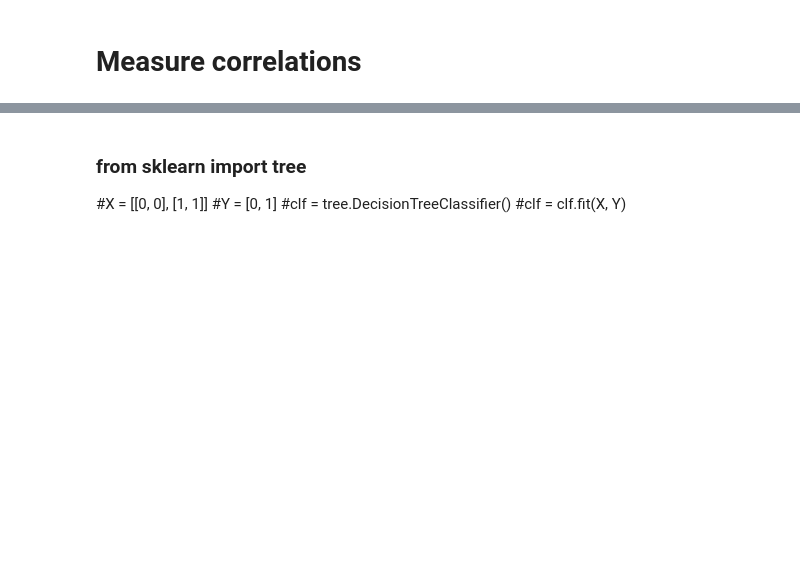
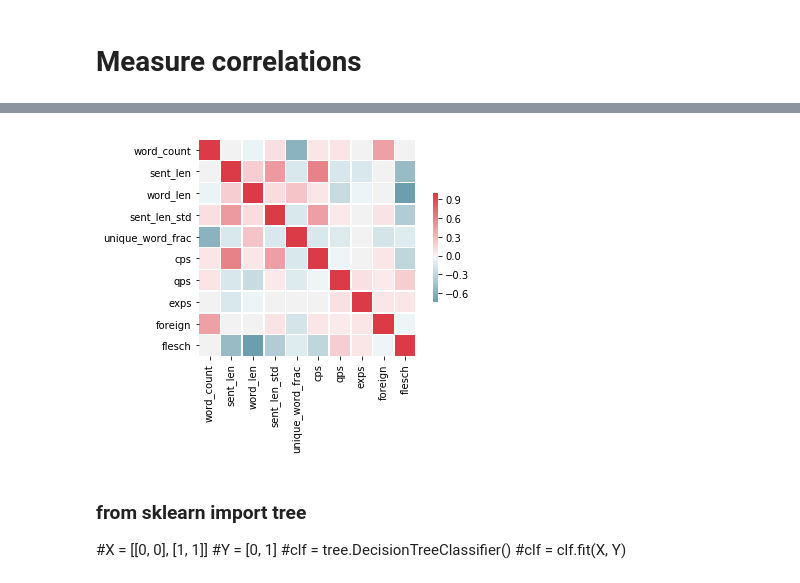
Before and after one commit to jwymbs23/insight, a Jupyter notebook: eda_news_articles.ipynb, the cells around one changed output, grey strips where cells are left out. Drawn from its saved outputs; the diff is of its cells as text; code cells hidden in the pictures; blank space fills up the shorter version.

```diff
--- a/eda_news_articles.ipynb
+++ b/eda_news_articles.ipynb
@@ -519,0 +554,96 @@ sns.heatmap(corr,cmap=cmap, center=0,
+# %%
+import seaborn as sns
+
+#put features into a pandas df
+breit_feature_df = pd.DataFrame(
+    {'word_count': breit.word_count,
+     'sent_len': breit.sent_len,
+     'word_len': breit.word_len,
+     'sent_len_std': breit.sent_len_std,
+     'unique_word_frac': breit.unique_word_frac,
+     'cps': breit.cps,
+     'qps': breit.qps,
+     'exps': breit.exps,
+     'adverb_ps': breit.adverb_count,
+     'verbs': breit.verb_count,
+     'adjectives' : breit.adj_count,
+     'foreign' : breit.FW_count,
+     'flesch': breit.flesch_level
+     #'sent_compound': [vec[0] for vec in breit.sentiment_vec]
+    })
+
+
+nyt_feature_df = pd.DataFrame(
+    {'word_count': nyt.word_count,
+     'sent_len': nyt.sent_len,
+     'word_len': nyt.word_len,
+     'sent_len_std': nyt.sent_len_std,
+     'unique_word_frac': nyt.unique_word_frac,
+     'cps': nyt.cps,
+     'qps': nyt.qps,
+     'exps': nyt.exps,
+     'adverb_ps': nyt.adverb_count,
+     'verbs': nyt.verb_count,
+     'adjectives' : nyt.adj_count,
+     'foreign' : nyt.FW_count,
+     'flesch': nyt.flesch_level
+     #'sent_compound': [vec[0] for vec in breit.sentiment_vec]
+    })
+
+
+wapo_feature_df = pd.DataFrame(
+    {'word_count': wapo.word_count,
+     'sent_len': wapo.sent_len,
+     'word_len': wapo.word_len,
+     'sent_len_std': wapo.sent_len_std,
+     'unique_word_frac': wapo.unique_word_frac,
+     'cps': wapo.cps,
+     'qps': wapo.qps,
+     'exps': wapo.exps,
+     'adverb_ps': wapo.adverb_count,
+     'verbs': wapo.verb_count,
+     'adjectives' : wapo.adj_count,
+     'foreign' : wapo.FW_count,
+     'flesch': wapo.flesch_level
+     #'sent_compound': [vec[0] for vec in breit.sentiment_vec]
+    })
+
+guard_feature_df = pd.DataFrame(
+    {'word_count': guard.word_count,
+     'sent_len': guard.sent_len,
+     'word_len': guard.word_len,
+     'sent_len_std': guard.sent_len_std,
+     'unique_word_frac': guard.unique_word_frac,
+     'cps': guard.cps,
+     'qps': guard.qps,
+     'exps': guard.exps,
+     'adverb_ps': guard.adverb_count,
+     'verbs': guard.verb_count,
+     'adjectives' : guard.adj_count,
+     'foreign' : guard.FW_count,
+     'flesch': guard.flesch_level
+     #'sent_compound': [vec[0] for vec in breit.sentiment_vec]
+    })
+
+#wc += i.word_count
+#sent_len += i.sent_len
+#word_len += i.word_len
+#sent_len_std += i.sent_len_std
+#unique_word_frac += i.unique_word_frac
+#cps += i.cps
+#adverb_ps += [float(sum(dict_vals.values())/sl) for dict_vals, sl in zip(i.adverb_count, i.sent_count)]
+#sup_adv_ps += [float(dict_vals['WRB']/sl) for dict_vals, sl in zip(i.adverb_count, i.sent_count)]
+#verb_ps += [float(dict_vals['VBZ']/sl) for dict_vals, sl in zip(i.verb_count, i.sent_count)]
+#sent_compound += [vec[2] if vec[1] + vec[3] == 0 else vec[2]/(vec[1] + vec[3]) for vec in i.sentiment_vec]
+
+corr = breit_feature_df.corr()
+
+mask = np.zeros_like(corr, dtype=np.bool)
+mask[np.triu_indices_from(mask)] = True
+
+cmap = sns.diverging_palette(220, 10, as_cmap=True)
+
+# Draw the heatmap with the mask and correct aspect ratio
+sns.heatmap(corr,cmap=cmap, center=0,
+            square=True, linewidths=.5, cbar_kws={"shrink": .5})
+# %% [output]
@@ -519,0 +651 @@ sns.heatmap(corr,cmap=cmap, center=0,
+[figure, added]
```
Also changed, not shown: parts of 20 cells of this notebook.
